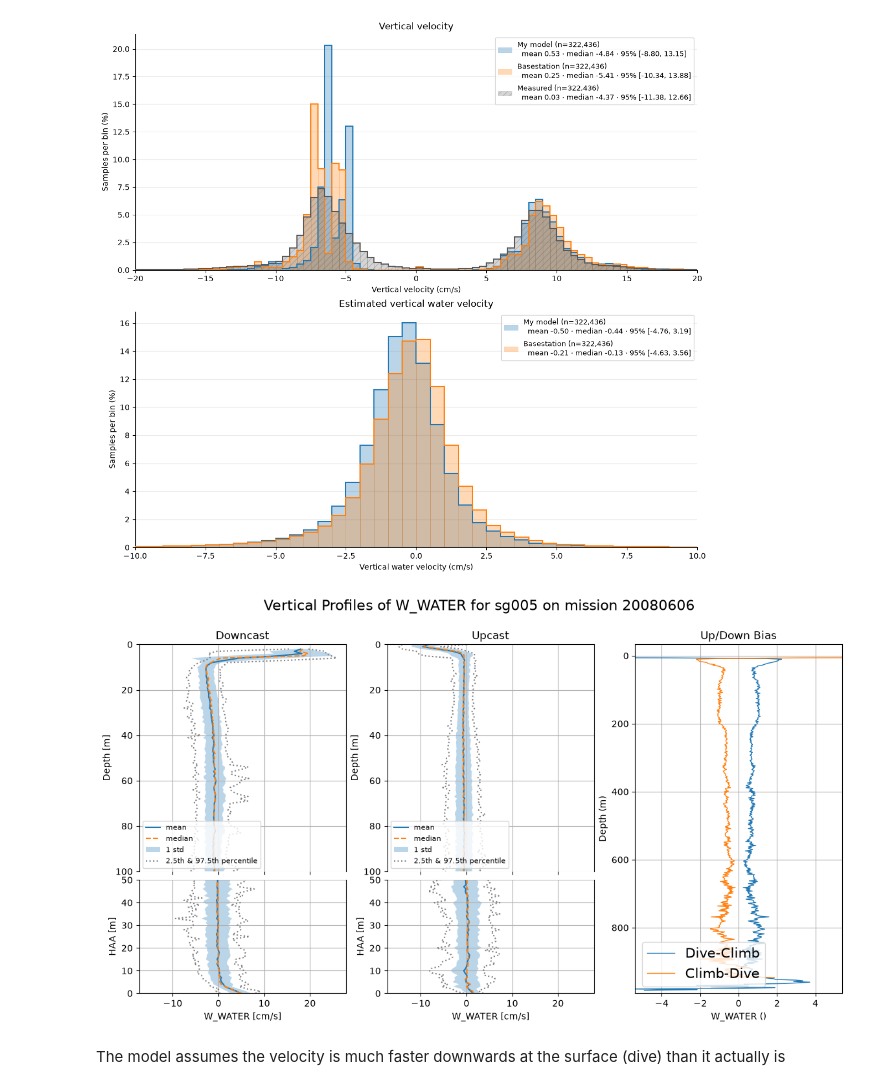
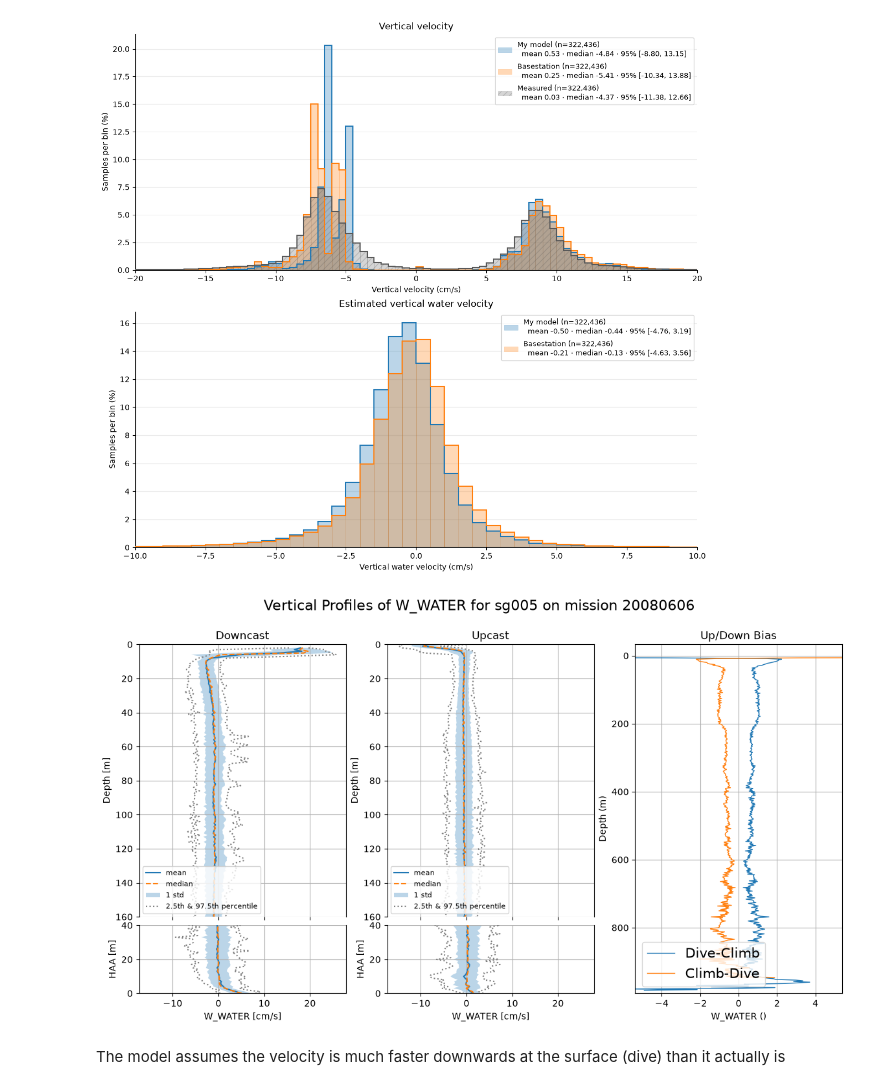
Before and after one commit to ocean-uhh/gliderflightOG1, a Jupyter notebook: notebooks/demo_newfm.ipynb, the cells around one changed output. Saved outputs shown, nothing was run; the diff lists cells and outputs as text; code cells hidden in the pictures.

```diff
--- a/notebooks/demo_newfm.ipynb
+++ b/notebooks/demo_newfm.ipynb
@@ -536,8 +536,8 @@ dive_hab_mean, dive_hab_median, dive_hab_std, dive_hab_p_low, dive_hab_p_high =
 # %%
 from glidertest import plots
 
-max_depth = 100
-max_hab = 50
+max_depth = 160
+max_hab = 40
 
 fig = plt.figure(figsize=(14, 7))
 gs = fig.add_gridspec(
@@ -590,34 +590,34 @@ for a, a_hab in zip((ax0, ax1), (ax0_hab, ax1_hab)):
     a_hab.set_ylim(0, max_hab)
     # Hide touching spines
     a.spines["bottom"].set_visible(False)
     a_hab.spines["top"].set_visible(False)
     a.tick_params(labelbottom=False)
     a.set_ylabel("Depth [m]")
     a_hab.set_ylabel("HAA [m]")
     a.grid()
     a_hab.grid()
     a_hab.set_xlabel(f"{var} [{unit}]")
     a.legend(loc = "lower left", fontsize=8)
     #a.set_xlim([-0.01, 0.01])
     #a.set_xlim([-40, 22])
 
 
 ax0.set_title("Downcast")
 ax1.set_title("Upcast")
 
 
 # Bias plot spans both rows
 ax2 = fig.add_subplot(gs[:, 2])
 ax2.set_title("Up/Down Bias")
 plots.plot_updown_bias(ds=ds, var=var, v_res=2, ax=ax2)
 
 ### add figure title
 fig.suptitle(f"Vertical Profiles of {var} for sg{ds.id.split('_')[0][2:5]} on mission {ds.id.split('_')[1][0:8]}", fontsize=16)
 
 save_path = "/Users/u302042/Desktop/Research_diary/Figures/Flightmodel/"
 #fig.savefig(f"{save_path}Profile_{var}_sg{ds.id.split('_')[0][2:5]}_{ds.id.split('_')[1][0:8]}.png", dpi=300, bbox_inches='tight')
 # %% [output]
-[figure, old version]
+[figure, new version]
 # %% [markdown]
 The model assumes the velocity is much faster downwards at the surface (dive) than it actually is
 # %%
```
